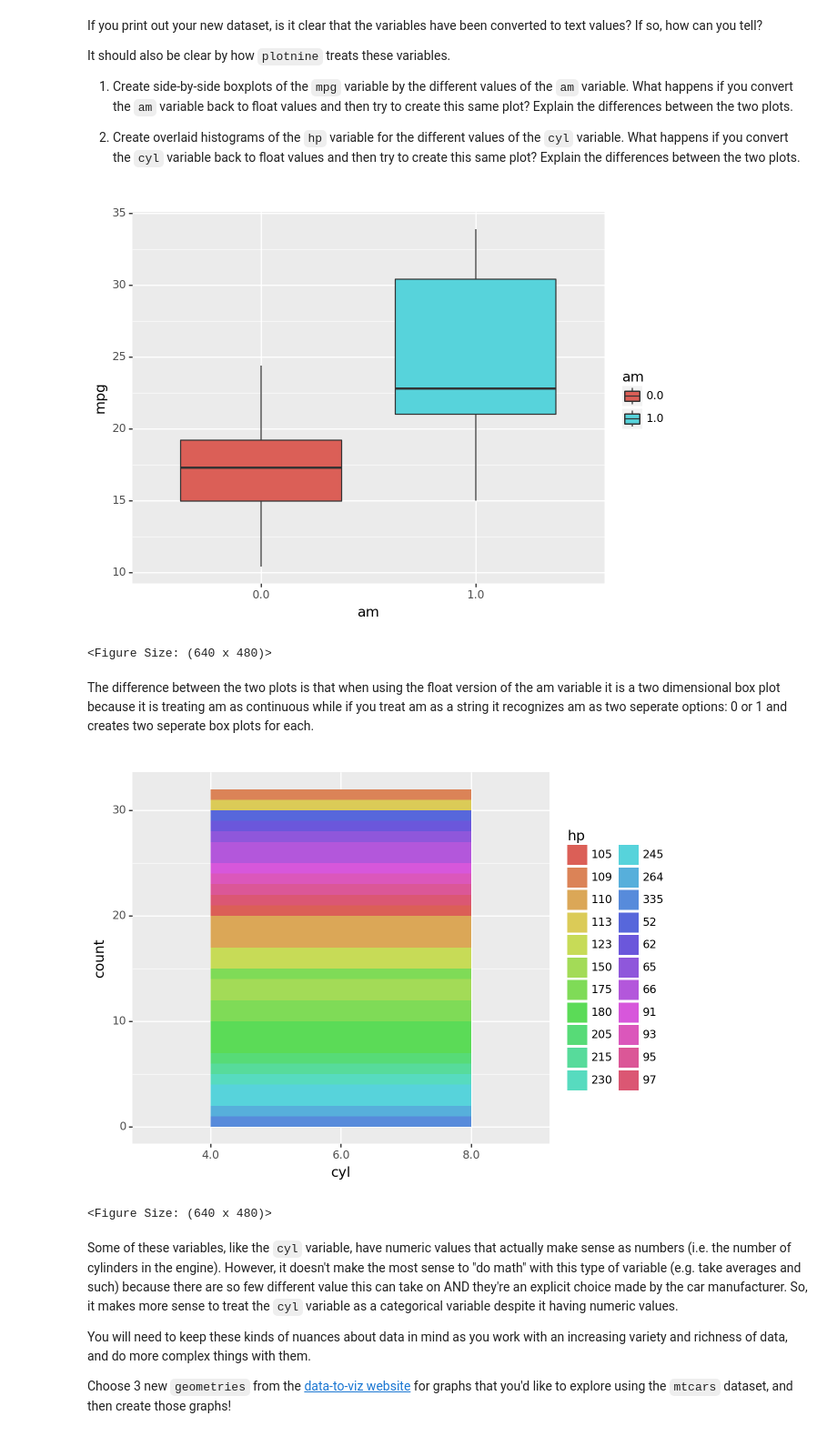
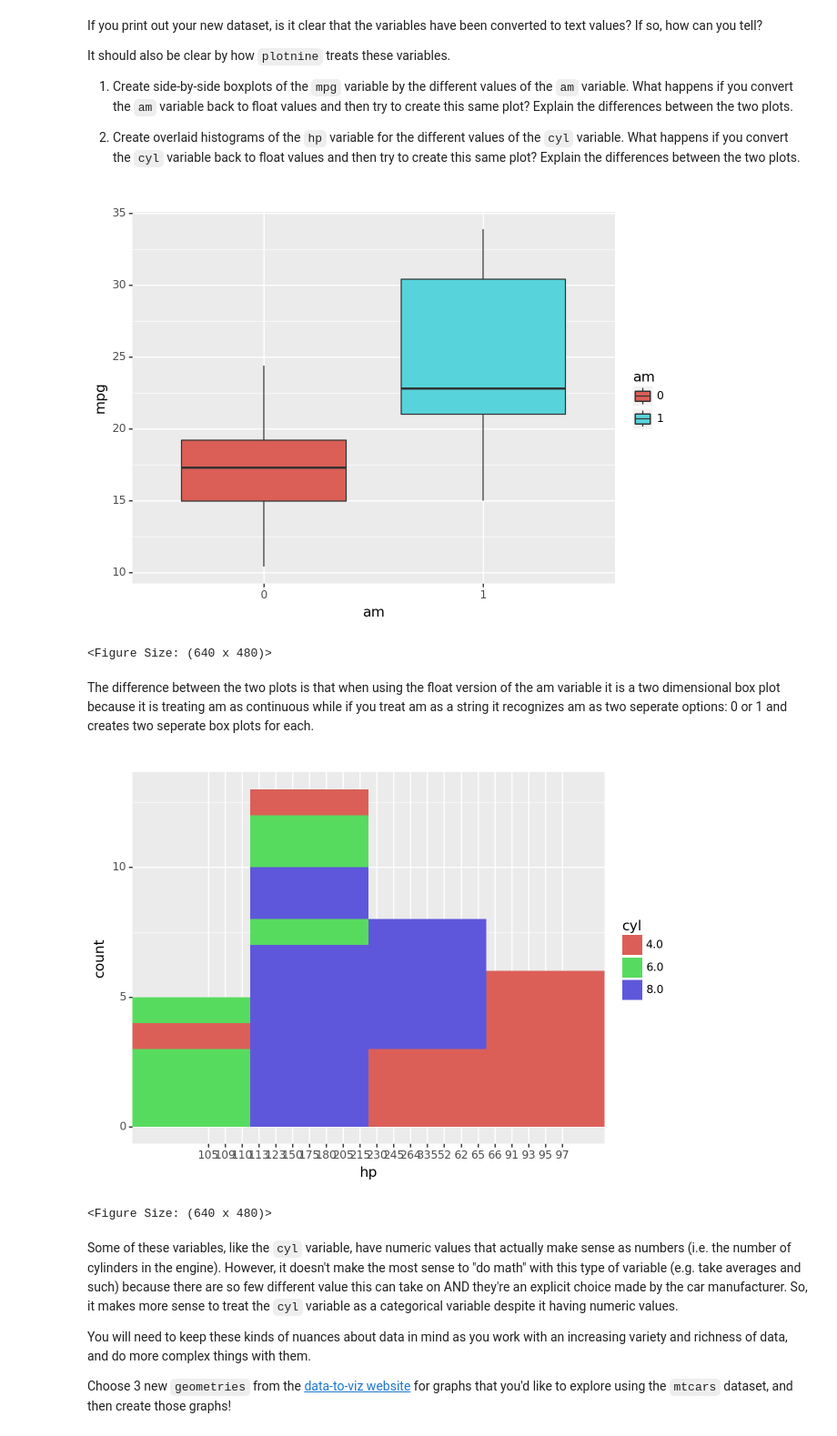
Before and after one commit to JakeLamb455/GSB544, a Jupyter notebook: Introduction_to_Data_Viz_Using_mtcars_Dataset.ipynb, the cells around one changed output. Shown at 91% size. Cells and saved outputs as stored; diff of their text form; code cells hidden in the pictures.

```diff
--- a/Introduction_to_Data_Viz_Using_mtcars_Dataset.ipynb
+++ b/Introduction_to_Data_Viz_Using_mtcars_Dataset.ipynb
@@ -42,6 +42,7 @@ df["am"] = df["am"].astype(str)
 
 df["vs"] = df["vs"].astype(str)
 df['hp'] = df["hp"].astype(str)
+df['cyl'] = df['cyl'].astype(str)
 # %%
 df
 # %% [output]
@@ -73,26 +74,26 @@ It should also be clear by how `plotnine` treats these variables.
 2. Create overlaid histograms of the `hp` variable for the different values of the `cyl` variable. What happens if you convert the `cyl` variable back to float values and then try to create this same plot? Explain the differences between the two plots.
 # %%
 # Create plot for (1) here
-from plotnine import ggplot, geom_point, aes, geom_boxplot, geom_histogram
+from plotnine import ggplot, geom_point, aes, geom_boxplot, geom_histogram, geom_density
 (ggplot(df, aes(x = "am", y = "mpg", fill = "am"))
 + geom_boxplot()
 )
 # %% [output]
-[figure, old version]
+[figure, new version]
 <Figure Size: (640 x 480)>
 # %% [markdown]
 The difference between the two plots is that when using the float version of the am variable it is a two dimensional box plot because it is treating am as continuous while if you treat am as a string it recognizes am as two seperate options: 0 or 1 and creates two seperate box plots for each.
 # %%
 # Create plot for (2) here
 (ggplot(df,
 aes(
-  x = "cyl",
-  fill = "hp"
+  x = "hp",
+  fill = "cyl"
 ))
 + geom_histogram()
 )
 # %% [output]
-[figure, old version]
+[figure, new version]
 <Figure Size: (640 x 480)>
 # %% [markdown]
 Some of these variables, like the `cyl` variable, have numeric values that actually make sense as numbers (i.e. the number of cylinders in the engine). However, it doesn't make the most sense to "do math" with this type of variable (e.g. take averages and such) because there are so few different value this can take on AND they're an explicit choice made by the car manufacturer. So, it makes more sense to treat the `cyl` variable as a categorical variable despite it having numeric values.
```
Also changed, not shown: parts of 1 cell of this notebook, 3 other files.
